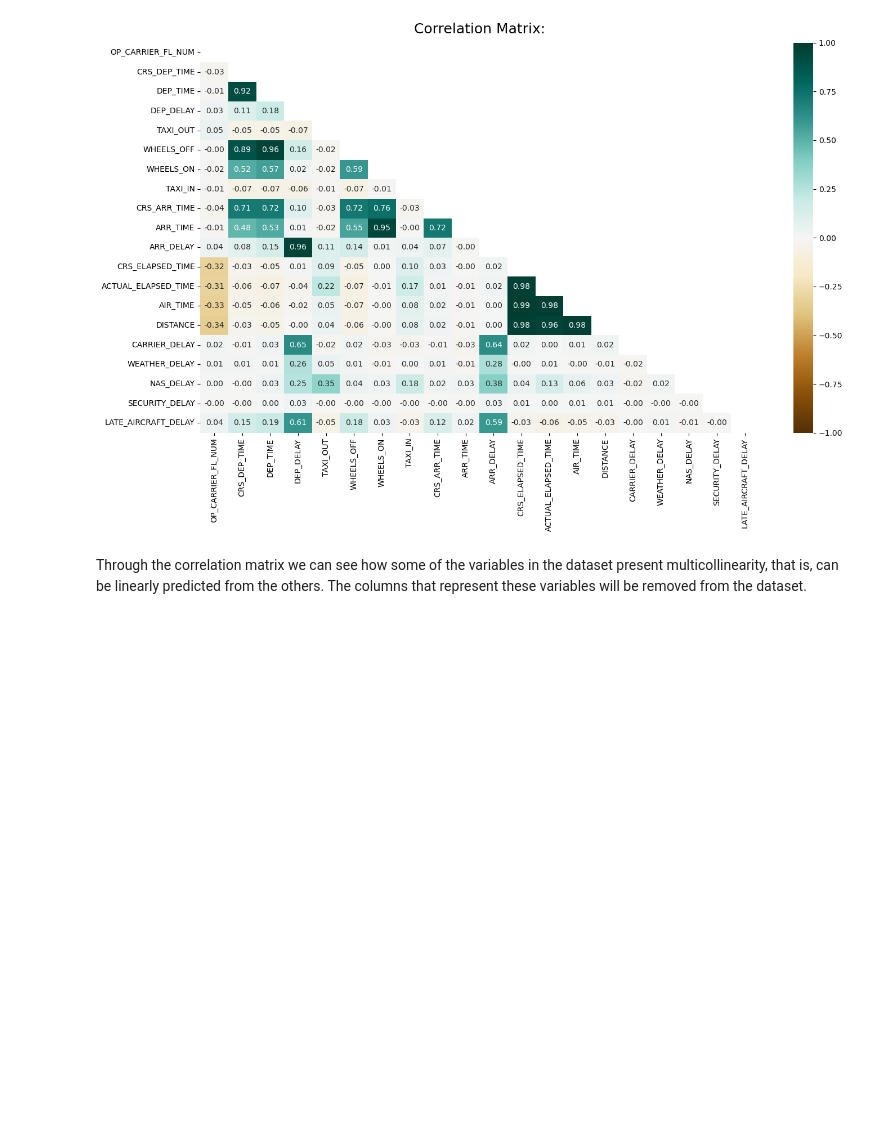
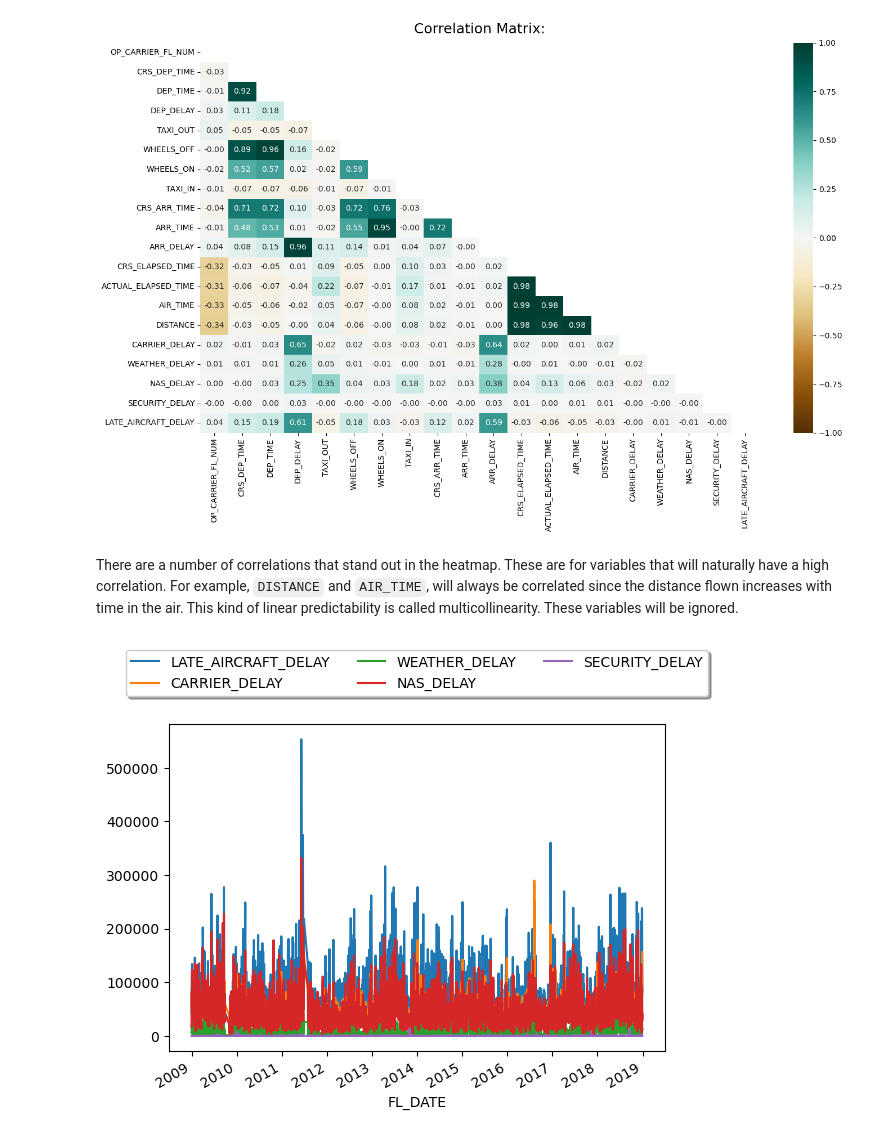
Before and after one commit to misterpsmith/wgu-d195, a Jupyter notebook: flight-delay-causes.ipynb, the cells around one changed output. Drawn from its saved outputs; the diff is of its cells as text; code cells hidden in the pictures; blank space fills up the shorter version.

```diff
--- a/flight-delay-causes.ipynb
+++ b/flight-delay-causes.ipynb
@@ -581,5 +581,14 @@ heatmap.set_title('Correlation Matrix:', fontdict = {'fontsize': 18}, pad = 12)
 plot.show()
 # %% [output]
 [figure]
-# %% [markdown]
-Through the correlation matrix we can see how some of the variables in the dataset present multicollinearity, that is, can be linearly predicted from the others. The columns that represent these variables will be removed from the dataset.
+# %% [markdown]
+There are a number of correlations that stand out in the heatmap. These are for variables that will naturally have a high correlation. For example, `DISTANCE` and `AIR_TIME`, will always be correlated since the distance flown increases with time in the air. This kind of linear predictability is called multicollinearity.  These variables will be ignored.
+# %%
+flights_subset = flights.filter(['FL_DATE', 'CARRIER_DELAY', 'WEATHER_DELAY', 'NAS_DELAY',
+                                 'SECURITY_DELAY', 'LATE_AIRCRAFT_DELAY'], axis = 1)
+flights_subset = flights_subset.groupby('FL_DATE')['LATE_AIRCRAFT_DELAY', 'CARRIER_DELAY',
+                                                   'WEATHER_DELAY', 'NAS_DELAY', 'SECURITY_DELAY'].sum().plot()
+flights_subset.legend(loc = 'upper center', bbox_to_anchor = (0.5, 1.25), ncol = 3, fancybox = True, shadow = True)
+plot.show()
+# %% [output]
+[figure, added]
```
Also changed, not shown: parts of 2 cells of this notebook.
